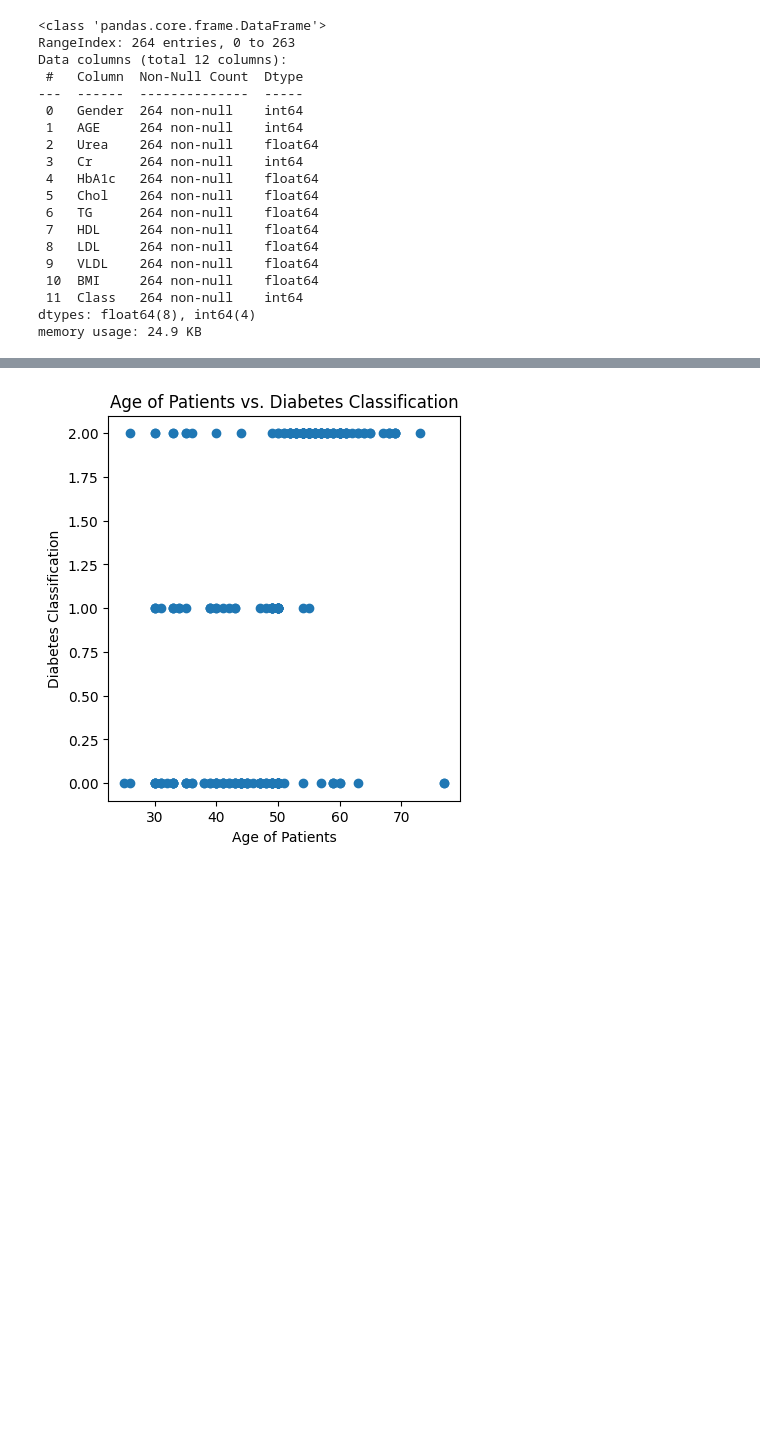
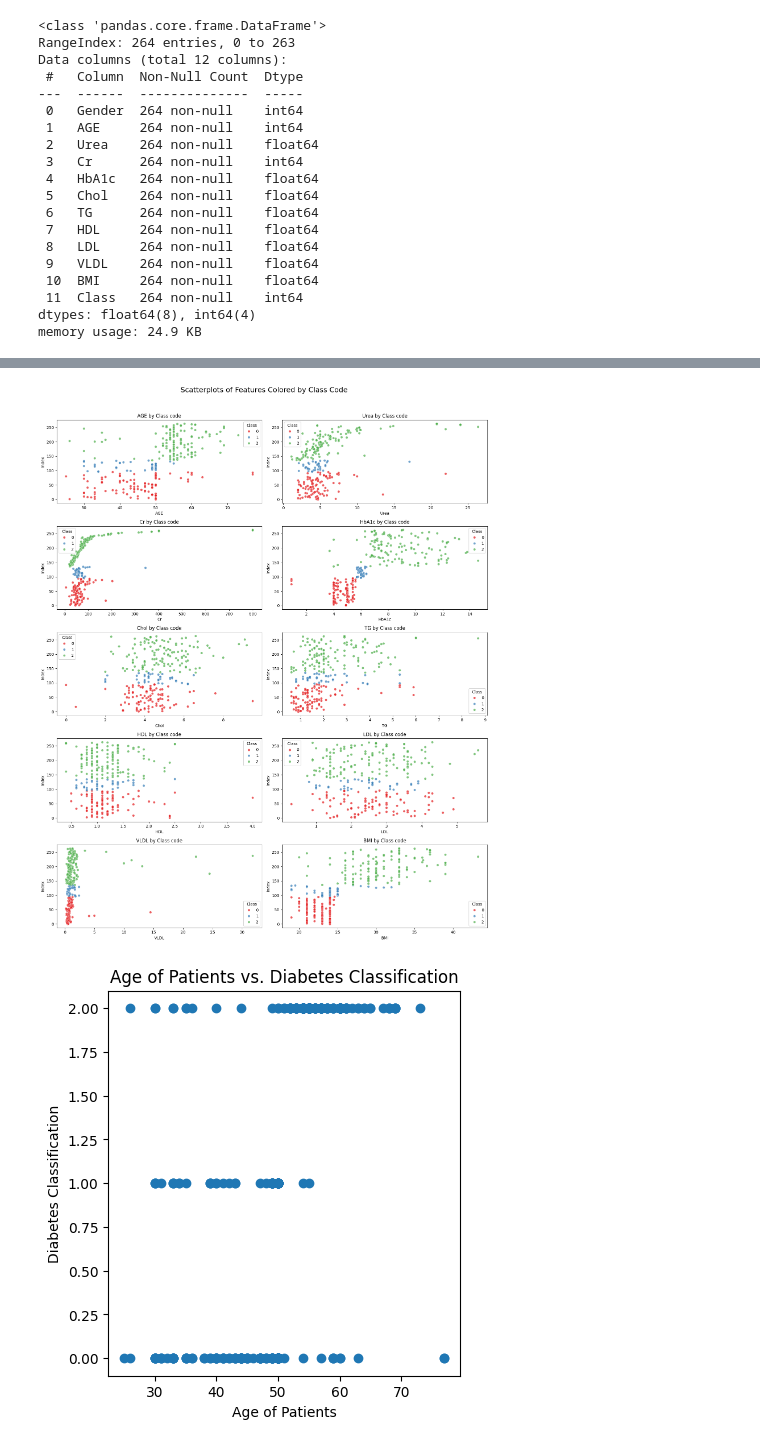
Before and after one commit to JamesFurdui/ML-Projects, a Jupyter notebook: Multiclass_Diabetes_Dataset/Predicting_Diabetes.ipynb, the cells around one changed output, grey strips where cells are left out. Saved outputs shown, nothing was run; the diff lists cells and outputs as text; code cells hidden in the pictures; blank space fills up the shorter version.

Commit message:
Added cool new plot for classification example.

```diff
--- a/Multiclass_Diabetes_Dataset/Predicting_Diabetes.ipynb
+++ b/Multiclass_Diabetes_Dataset/Predicting_Diabetes.ipynb
@@ -67,6 +67,24 @@ df.describe()
 | 50% | 1.000000 | 50.000000 | 4.700000 | 61.000000 | 6.100000 | 4.500000 | 1.800000 | 1.100000 | 2.500000 | 0.900000 | 25.000000 | ... |
 | 75% | 1.000000 | 55.250000 | 6.100000 | 82.250000 | 8.200000 | 5.300000 | 2.725000 | 1.325000 | 3.200000 | 1.300000 | 30.000000 | ... |
 | max | 1.000000 | 77.000000 | 26.400000 | 800.000000 | 14.600000 | 9.500000 | 8.700000 | 4.000000 | 5.600000 | 31.800000 | 43.250000 | ... |
+# %%
+features = ['AGE', 'Urea', 'Cr', 'HbA1c', 'Chol', 'TG', 'HDL', 'LDL', 'VLDL', 'BMI']
+target = 'Class'
+
+fig, axes = plt.subplots(nrows=5, ncols=2, figsize=(16,20))
+fig.suptitle('Scatterplots of Features Colored by Class Code', fontsize=18)
+axes = axes.flatten()
+
+for i, col in enumerate(features):
+    sns.scatterplot(x=df[col], y=range(len(df)), hue=df[target], ax=axes[i], palette='Set1', alpha=0.7)
+    axes[i].set_xlabel(col)
+    axes[i].set_ylabel("Index")
+    axes[i].set_title(f'{col} by Class code')
+
+plt.tight_layout(rect=[0, 0, 1, 0.96])
+plt.show()
+# %% [output]
+[figure, added]
 # %%
 if df.shape[1] >= 2:
     sns.pairplot(df, hue='Class', markers=["o", "s", "D"], diag_kind='kde')
```
